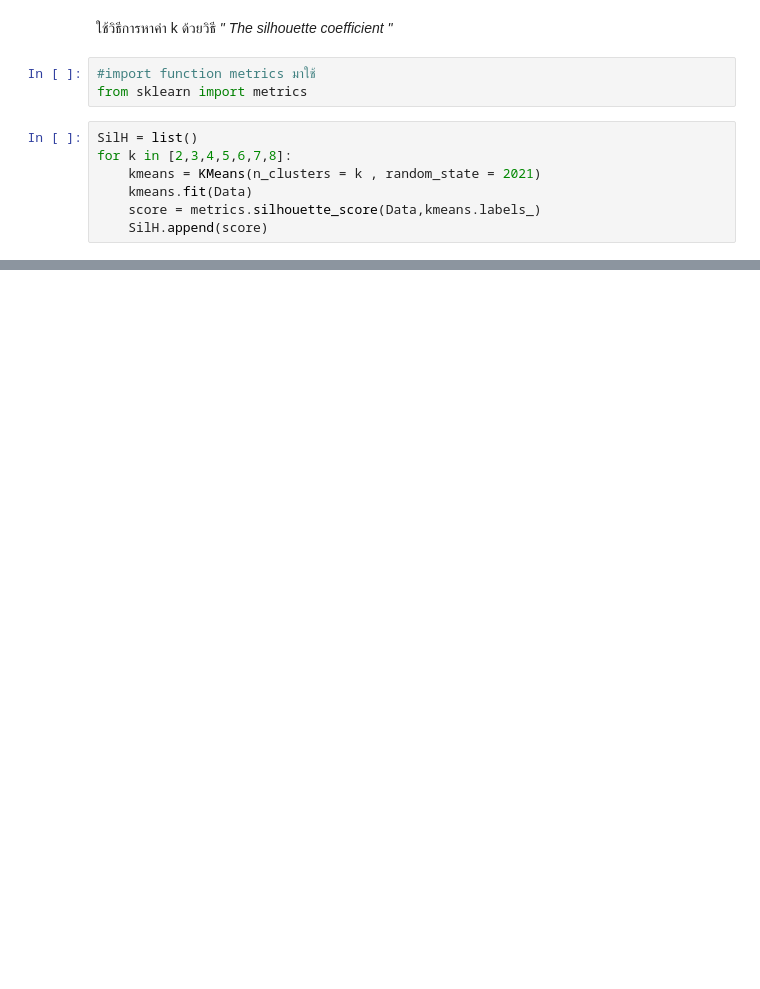
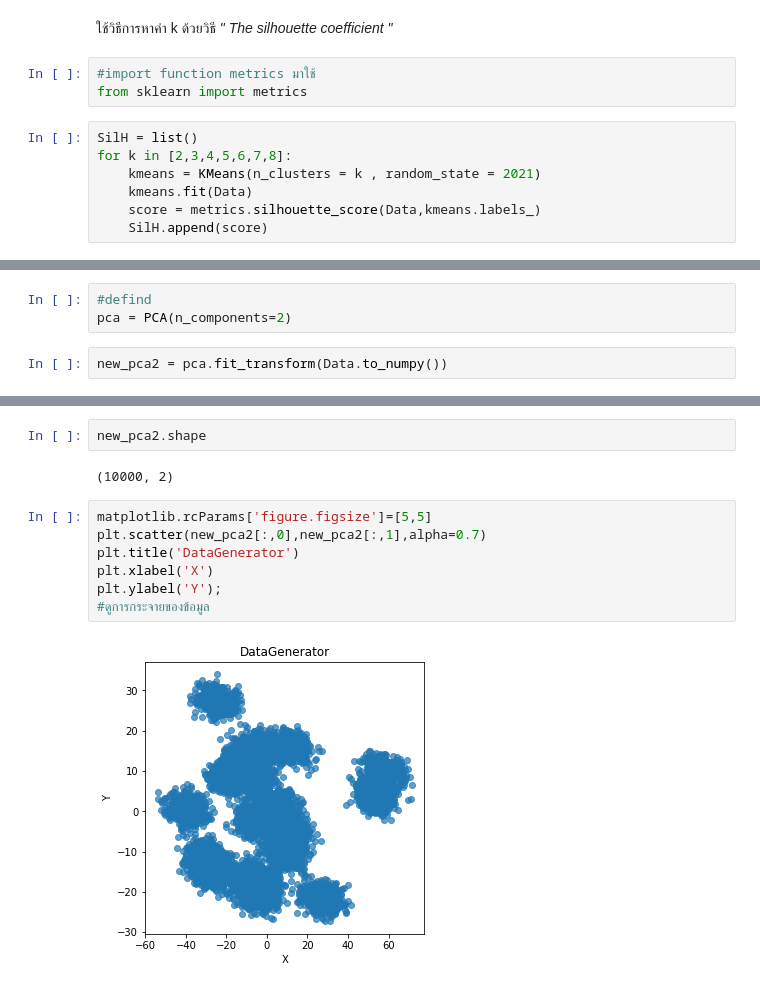
Before and after one commit to Kggzzz/Multivaririate, a Jupyter notebook: Multivariate_Exam.ipynb, the cells around one changed output, grey strips where cells are left out. Cells and saved outputs as stored; diff of their text form; blank space fills up the shorter version.

```diff
--- a/Multivariate_Exam.ipynb
+++ b/Multivariate_Exam.ipynb
@@ -159,0 +240,5 @@ plt.ylabel('SilH');
+# %%
+#defind
+pca = PCA(n_components=2)
+# %%
+new_pca2 = pca.fit_transform(Data.to_numpy())
@@ -159,0 +255,13 @@ plt.ylabel('SilH');
+# %%
+new_pca2.shape
+# %% [output]
+(10000, 2)
+# %%
+matplotlib.rcParams['figure.figsize']=[5,5]
+plt.scatter(new_pca2[:,0],new_pca2[:,1],alpha=0.7)
+plt.title('DataGenerator')
+plt.xlabel('X')
+plt.ylabel('Y');
+#ดูการกระจายของข้อมูล
+# %% [output]
+[figure, added]
```
Also changed, not shown: parts of 23 cells of this notebook.
